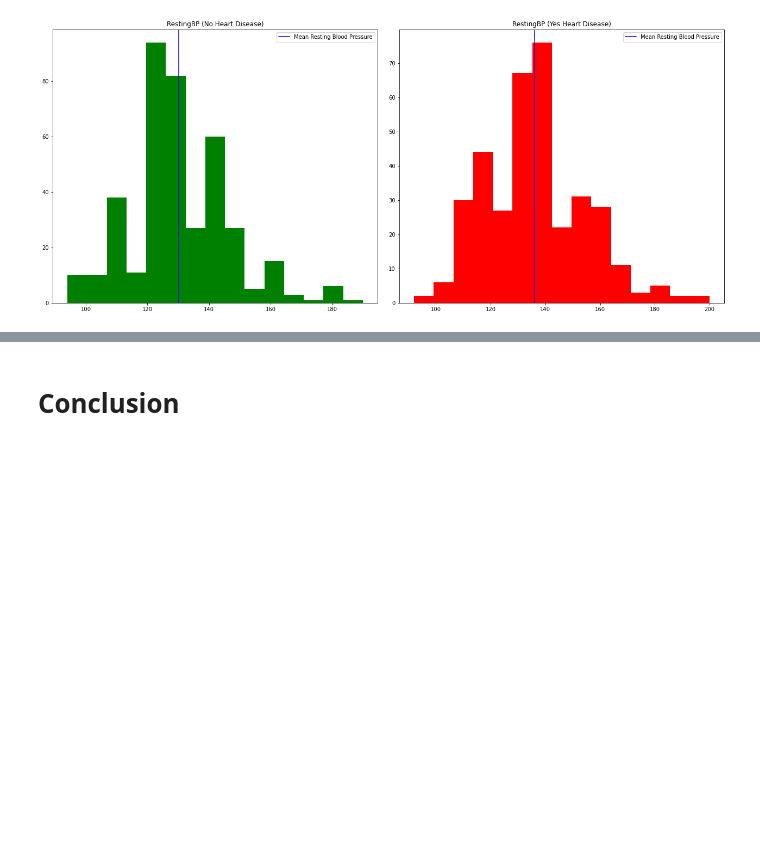
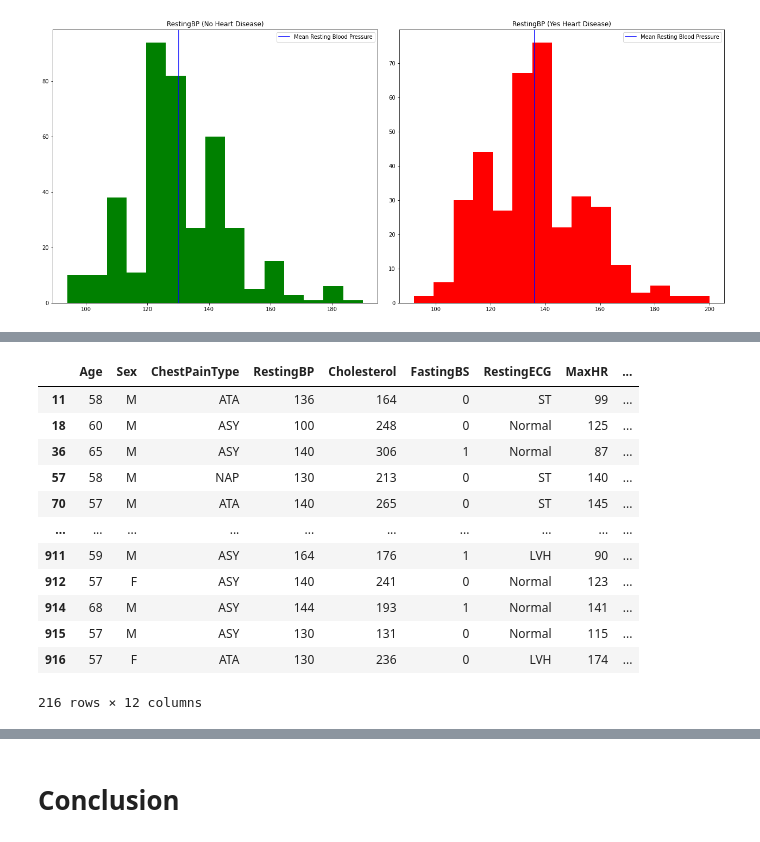
Before and after one commit to MatthewPersonius/Heart-Disease-Model---Capstone, a Jupyter notebook: Heart Disease Exploratory Data Analysis.ipynb, the cells around one changed output, grey strips where cells are left out. Cells and saved outputs as stored; diff of their text form; code cells hidden in the pictures; blank space fills up the shorter version.

```diff
--- a/Heart Disease Exploratory Data Analysis.ipynb
+++ b/Heart Disease Exploratory Data Analysis.ipynb
@@ -433,0 +472,16 @@ plt.show()
+# %%
+over_55_yes
+# %% [output]
+|  | Age | Sex | ChestPainType | RestingBP | Cholesterol | FastingBS | RestingECG | MaxHR | ... |
+| 11 | 58 | M | ATA | 136 | 164 | 0 | ST | 99 | ... |
+| 18 | 60 | M | ASY | 100 | 248 | 0 | Normal | 125 | ... |
+| 36 | 65 | M | ASY | 140 | 306 | 1 | Normal | 87 | ... |
+| 57 | 58 | M | NAP | 130 | 213 | 0 | ST | 140 | ... |
+| 70 | 57 | M | ATA | 140 | 265 | 0 | ST | 145 | ... |
+| ... | ... | ... | ... | ... | ... | ... | ... | ... | ... |
+| 911 | 59 | M | ASY | 164 | 176 | 1 | LVH | 90 | ... |
+| 912 | 57 | F | ASY | 140 | 241 | 0 | Normal | 123 | ... |
+| 914 | 68 | M | ASY | 144 | 193 | 1 | Normal | 141 | ... |
+| 915 | 57 | M | ASY | 130 | 131 | 0 | Normal | 115 | ... |
+| 916 | 57 | F | ATA | 130 | 236 | 0 | LVH | 174 | ... |
+216 rows × 12 columns
```
Also changed, not shown: parts of 16 cells of this notebook.
